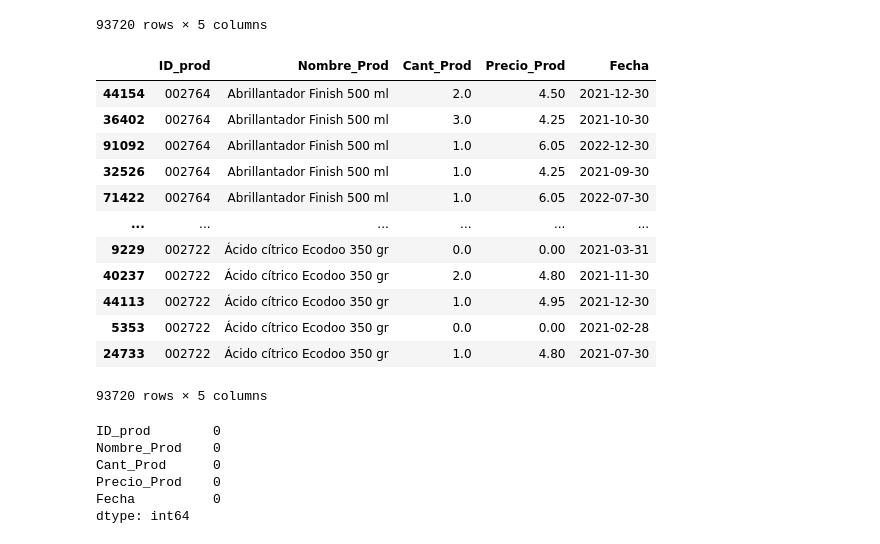
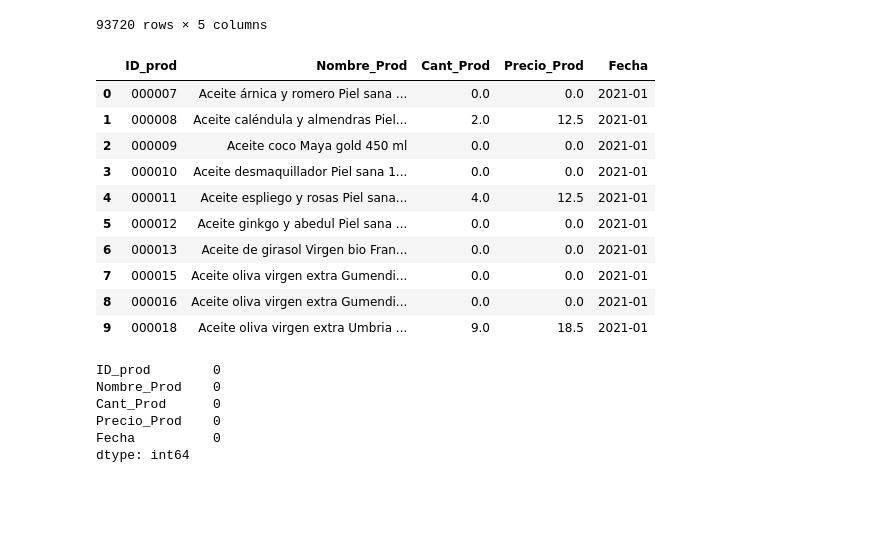
Before and after one commit to Factoria-F5-AI-Bootcamp-1-Edicion/osa_analysis, a Jupyter notebook: 2. Data_Engineer_Ventas_LaOsa.ipynb, the cells around one changed output. Cells and saved outputs as stored; diff of their text form; code cells hidden in the pictures; blank space fills up the shorter version.

```diff
--- a/2. Data_Engineer_Ventas_LaOsa.ipynb
+++ b/2. Data_Engineer_Ventas_LaOsa.ipynb
@@ -1168,22 +1172,25 @@ dfventas_2021_2022
 | 93718 | 006518 | Yogur vegetal con arandanos Alpro... | 1.00 | 2.85 | 2022-12-30 |
 | 93719 | 6499 | Pularda Sanchonar aprox 3 kg | 11.84 | 13.75 | 2022-12-30 |
 93720 rows × 5 columns
-# %%
-dfventas_2021_2022.sort_values(by='Nombre_Prod')
-# %% [output]
-|  | ID_prod | Nombre_Prod | Cant_Prod | Precio_Prod | Fecha |
-| 44154 | 002764 | Abrillantador Finish 500 ml | 2.0 | 4.50 | 2021-12-30 |
-| 36402 | 002764 | Abrillantador Finish 500 ml | 3.0 | 4.25 | 2021-10-30 |
-| 91092 | 002764 | Abrillantador Finish 500 ml | 1.0 | 6.05 | 2022-12-30 |
-| 32526 | 002764 | Abrillantador Finish 500 ml | 1.0 | 4.25 | 2021-09-30 |
-| 71422 | 002764 | Abrillantador Finish 500 ml | 1.0 | 6.05 | 2022-07-30 |
-| ... | ... | ... | ... | ... | ... |
-| 9229 | 002722 | Ácido cítrico Ecodoo 350 gr | 0.0 | 0.00 | 2021-03-31 |
-| 40237 | 002722 | Ácido cítrico Ecodoo 350 gr | 2.0 | 4.80 | 2021-11-30 |
-| 44113 | 002722 | Ácido cítrico Ecodoo 350 gr | 1.0 | 4.95 | 2021-12-30 |
-| 5353 | 002722 | Ácido cítrico Ecodoo 350 gr | 0.0 | 0.00 | 2021-02-28 |
-| 24733 | 002722 | Ácido cítrico Ecodoo 350 gr | 1.0 | 4.80 | 2021-07-30 |
-93720 rows × 5 columns
+# %%
+# se ordena el dataset por fecha
+
+dfventas_2021_2022.sort_values(by='Fecha')
+# se define el formato fecha por año y mes ya que son promedios mensuales
+dfventas_2021_2022['Fecha'] = pd.PeriodIndex(dfventas_2021_2022['Fecha'], freq='M')
+dfventas_2021_2022.head(10)
+# %% [output]
+|  | ID_prod | Nombre_Prod | Cant_Prod | Precio_Prod | Fecha |
+| 0 | 000007 | Aceite árnica y romero Piel sana ... | 0.0 | 0.0 | 2021-01 |
+| 1 | 000008 | Aceite caléndula y almendras Piel... | 2.0 | 12.5 | 2021-01 |
+| 2 | 000009 | Aceite coco Maya gold 450 ml | 0.0 | 0.0 | 2021-01 |
+| 3 | 000010 | Aceite desmaquillador Piel sana 1... | 0.0 | 0.0 | 2021-01 |
+| 4 | 000011 | Aceite espliego y rosas Piel sana... | 4.0 | 12.5 | 2021-01 |
+| 5 | 000012 | Aceite ginkgo y abedul Piel sana ... | 0.0 | 0.0 | 2021-01 |
+| 6 | 000013 | Aceite de girasol Virgen bio Fran... | 0.0 | 0.0 | 2021-01 |
+| 7 | 000015 | Aceite oliva virgen extra Gumendi... | 0.0 | 0.0 | 2021-01 |
+| 8 | 000016 | Aceite oliva virgen extra Gumendi... | 0.0 | 0.0 | 2021-01 |
+| 9 | 000018 | Aceite oliva virgen extra Umbria ... | 9.0 | 18.5 | 2021-01 |
 # %%
 dfventas_2021_2022.isnull().sum()
 # %% [output]
```
Also changed, not shown: parts of 7 cells of this notebook, 2 other files.
